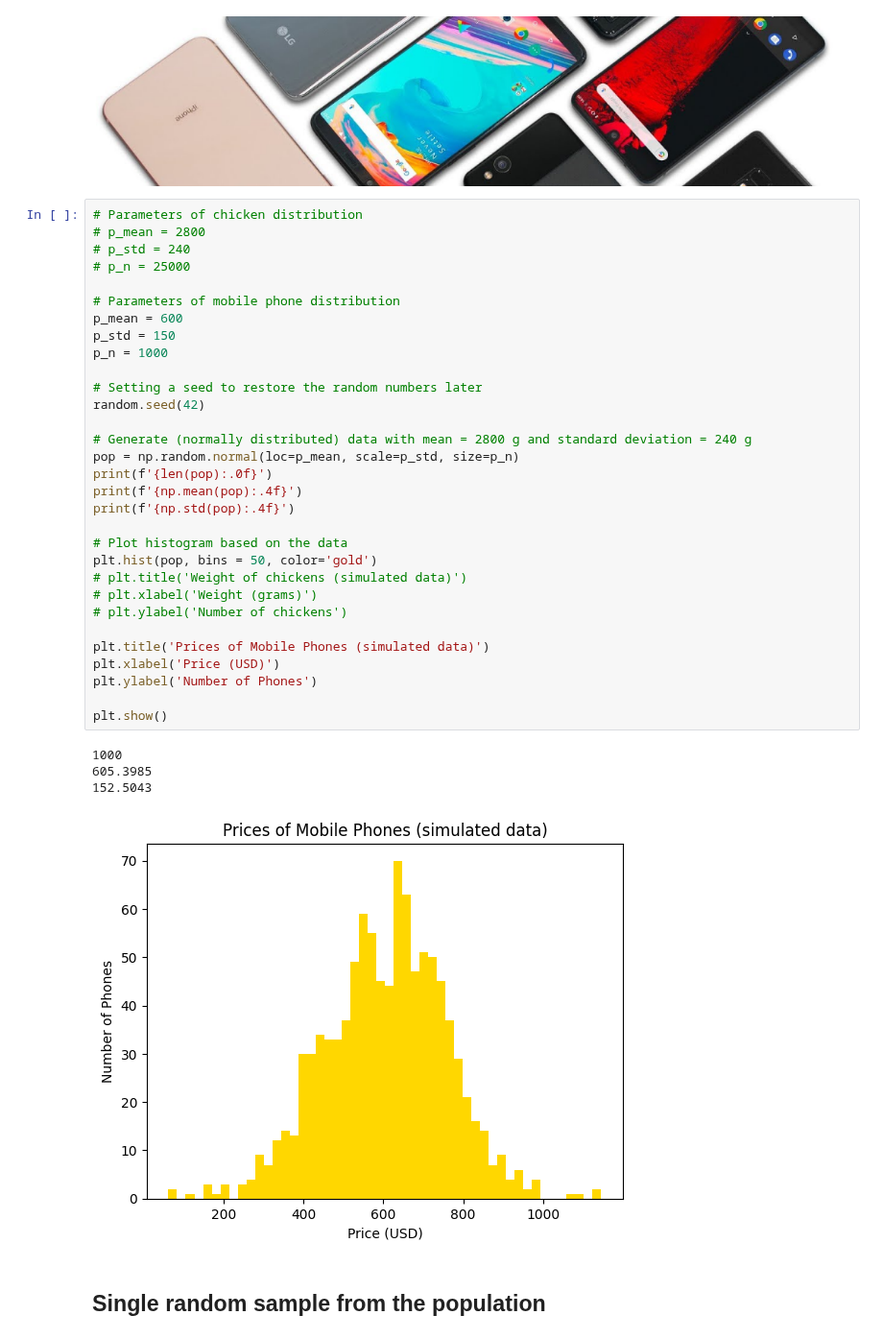
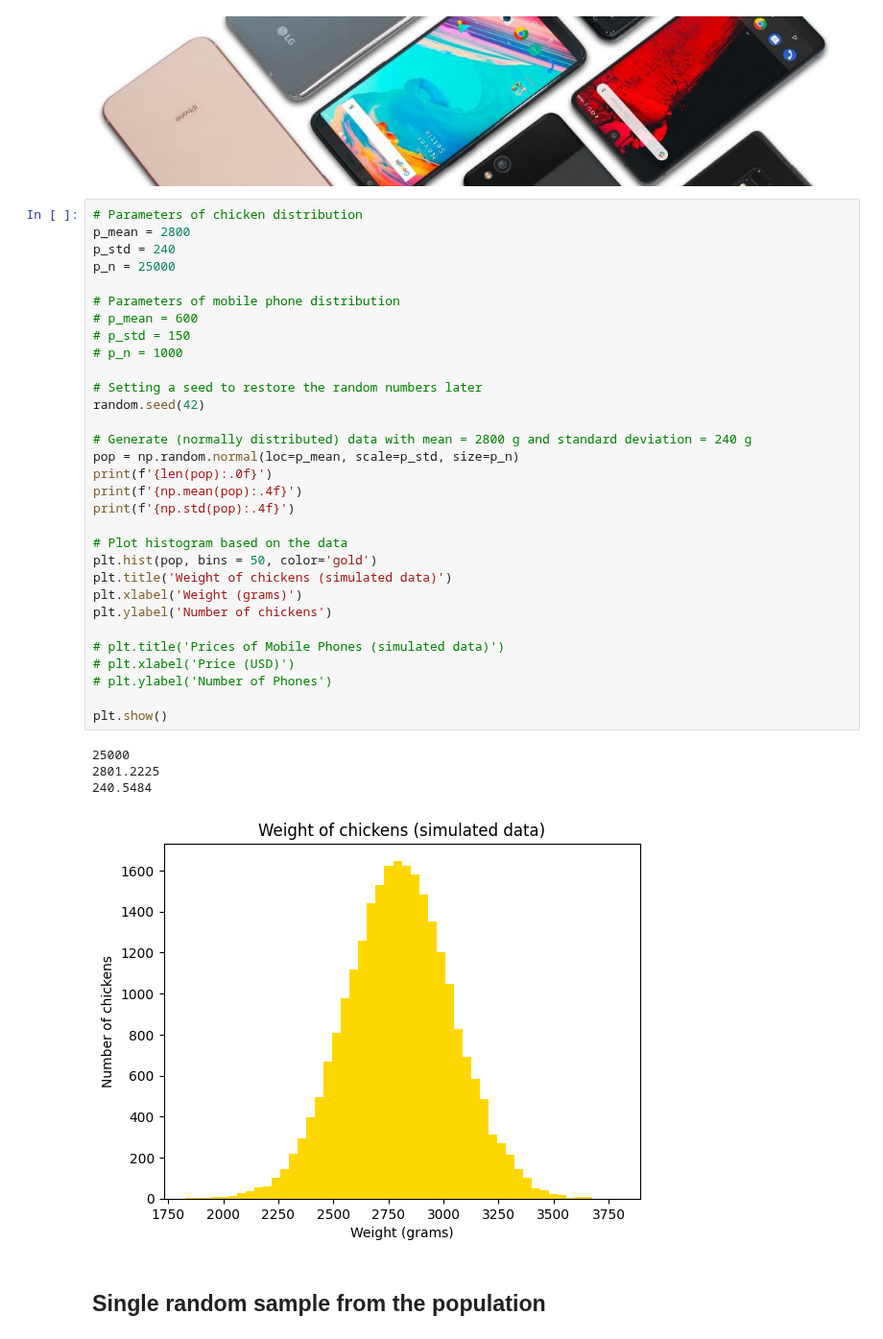
Before and after one commit to mario-gellrich-zhaw/data_analytics, a Jupyter notebook: Week_06/population_and_samples.ipynb, the cells around one changed output. Shown at 96% size. Saved outputs shown, nothing was run; the diff lists cells and outputs as text.

```diff
--- a/Week_06/population_and_samples.ipynb
+++ b/Week_06/population_and_samples.ipynb
@@ -27,40 +27,40 @@ Image("mobile-phones.png", height=800)
 [figure]
 # %%
 # Parameters of chicken distribution
-# p_mean = 2800
-# p_std = 240
-# p_n = 25000
+p_mean = 2800
+p_std = 240
+p_n = 25000
 
 # Parameters of mobile phone distribution
-p_mean = 600
-p_std = 150
-p_n = 1000
+# p_mean = 600
+# p_std = 150
+# p_n = 1000
 
 # Setting a seed to restore the random numbers later
 random.seed(42)
 
 # Generate (normally distributed) data with mean = 2800 g and standard deviation = 240 g
 pop = np.random.normal(loc=p_mean, scale=p_std, size=p_n)
 print(f'{len(pop):.0f}')
 print(f'{np.mean(pop):.4f}')
 print(f'{np.std(pop):.4f}')
 
 # Plot histogram based on the data
 plt.hist(pop, bins = 50, color='gold')
-# plt.title('Weight of chickens (simulated data)')
-# plt.xlabel('Weight (grams)')
-# plt.ylabel('Number of chickens')
+plt.title('Weight of chickens (simulated data)')
+plt.xlabel('Weight (grams)')
+plt.ylabel('Number of chickens')
 
-plt.title('Prices of Mobile Phones (simulated data)')
-plt.xlabel('Price (USD)')
-plt.ylabel('Number of Phones')
+# plt.title('Prices of Mobile Phones (simulated data)')
+# plt.xlabel('Price (USD)')
+# plt.ylabel('Number of Phones')
 
 plt.show()
 # %% [output]
-1000
-605.3985
-152.5043
+25000
+2801.2225
+240.5484
-[figure, old version]
+[figure, new version]
 # %% [markdown]
 ## Single random sample from the population
 # %%
```
Also changed, not shown: parts of 3 cells of this notebook, 4 other files.
